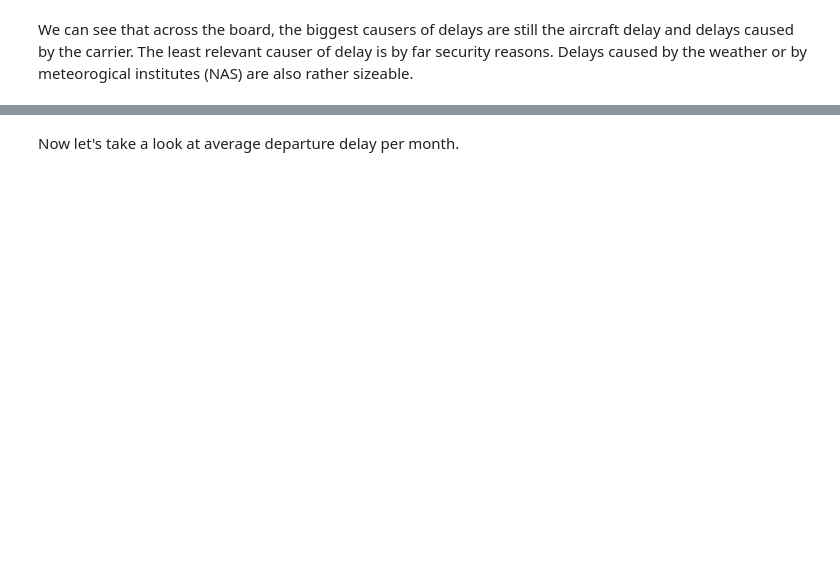
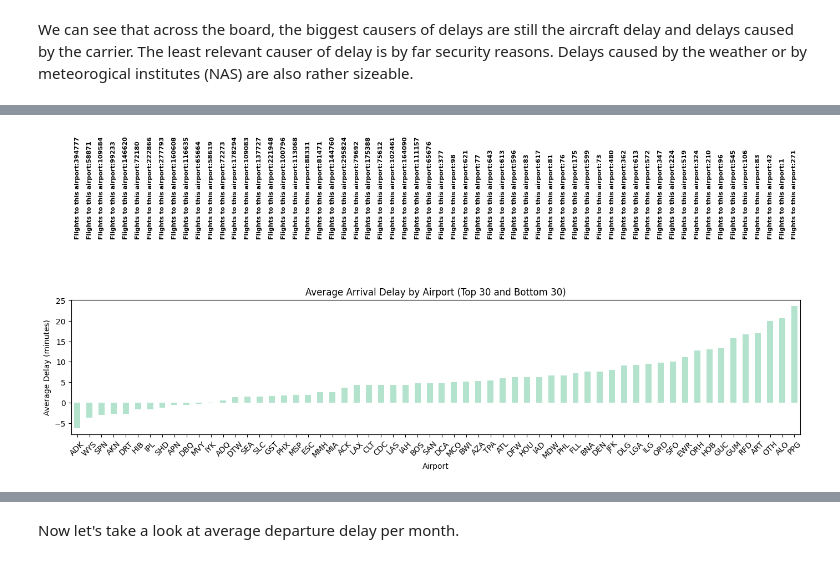
Before and after one commit to importb/predicting-flight-delays, a Jupyter notebook: EDA.ipynb, the cells around one changed output, grey strips where cells are left out. Saved outputs shown, nothing was run; the diff lists cells and outputs as text; code cells hidden in the pictures; blank space fills up the shorter version.

```diff
--- a/EDA.ipynb
+++ b/EDA.ipynb
@@ -323,34 +330,38 @@ bottom_30_data = df[df['DEST'].isin(bottom_30_airports)]
 top_30_delay = top_30_data.groupby('DEST')['ARR_DELAY'].mean()
 bottom_30_delay = bottom_30_data.groupby('DEST')['ARR_DELAY'].mean()
 
 airport_delay = pd.concat([top_30_delay, bottom_30_delay])
 
 # Plot the average departure delays for top 30 and bottom 30 airports
 plt.figure(figsize=(14, 8))
-bars = airport_delay.sort_values().plot(kind='bar')
 
+bars = airport_delay.sort_values().plot(kind='bar', colormap='Pastel2')
 # Add counts inside the bars
 for i, airport in enumerate(airport_delay.index):
     # Get the height of the bar
     bar_height = airport_delay.iloc[i]
 
     # Get the count for this airport
     count = airport_flight_counts[airport]
 
     # Adjust position based on bar height
-    vertical_position = max(bar_height * 0.1, 0.5)  # Ensure minimum visibility
+    #vertical_position = max(bar_height * 0.1, 0.5)  # Ensure minimum visibility
 
-    plt.text(i, vertical_position, f'{count}',
+    vertical_position = 40
+
+    plt.text(i, vertical_position, f'Total flights to this airport:{count}',
              horizontalalignment='center',
              verticalalignment='bottom',
              rotation=90,  # Rotate text vertically
-             color='white',  # White text for visibility
+             color='black',  # White text for visibility
              fontweight='bold',
              fontsize=8)
 
 plt.title('Average Arrival Delay by Airport (Top 30 and Bottom 30)')
 plt.xlabel('Airport')
 plt.ylabel('Average Delay (minutes)')
 plt.xticks(rotation=45)
 plt.tight_layout()
 plt.show()
+# %% [output]
+[figure, added]
```
Also changed, not shown: parts of 20 cells of this notebook, 2 other files.
